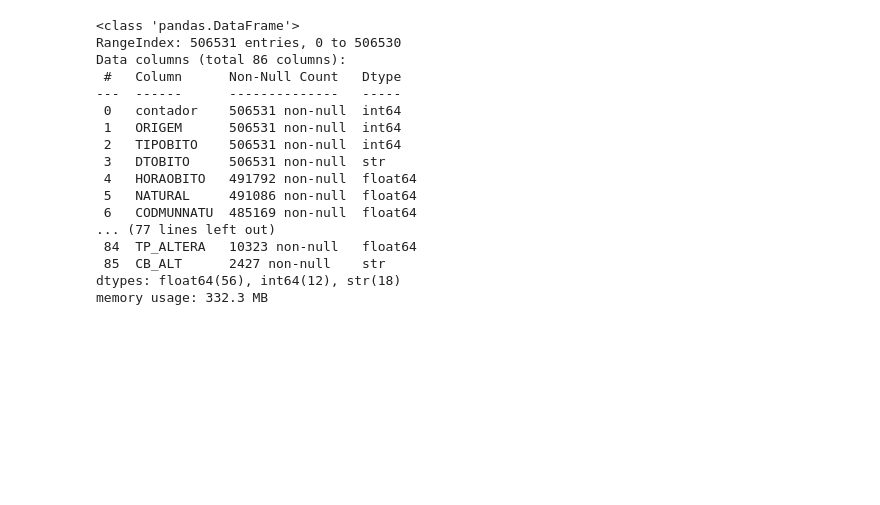
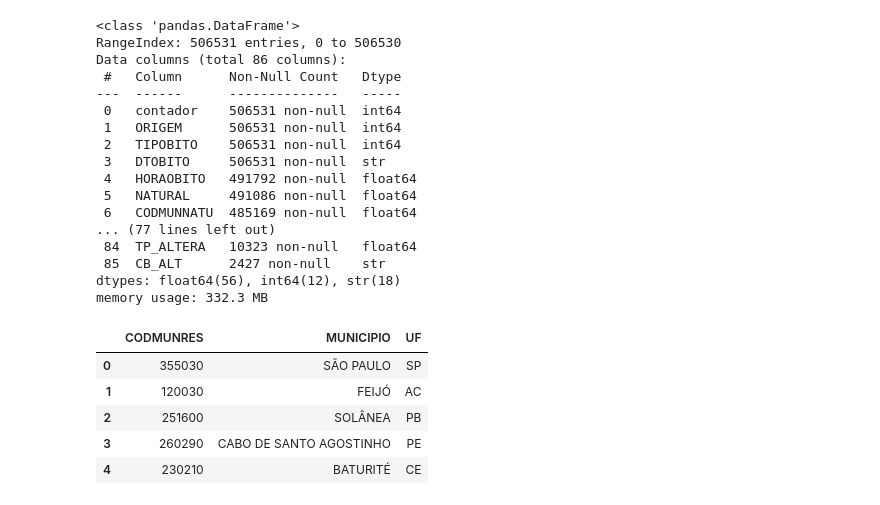
Before and after one commit to MatheusCabizuca/PROJETO_ADA_MODULO_1, a Jupyter notebook: Teste-Projeto.ipynb, the cells around one changed output. Saved outputs shown, nothing was run; the diff lists cells and outputs as text; code cells hidden in the pictures; blank space fills up the shorter version.

```diff
--- a/Teste-Projeto.ipynb
+++ b/Teste-Projeto.ipynb
@@ -35,0 +38,9 @@ memory usage: 332.3 MB
+# %%
+municipios.head()
+# %% [output]
+|  | CODMUNRES | MUNICIPIO | UF |
+| 0 | 355030 | SÃO PAULO | SP |
+| 1 | 120030 | FEIJÓ | AC |
+| 2 | 251600 | SOLÂNEA | PB |
+| 3 | 260290 | CABO DE SANTO AGOSTINHO | PE |
+| 4 | 230210 | BATURITÉ | CE |
```
Also changed, not shown: parts of 13 cells of this notebook.
